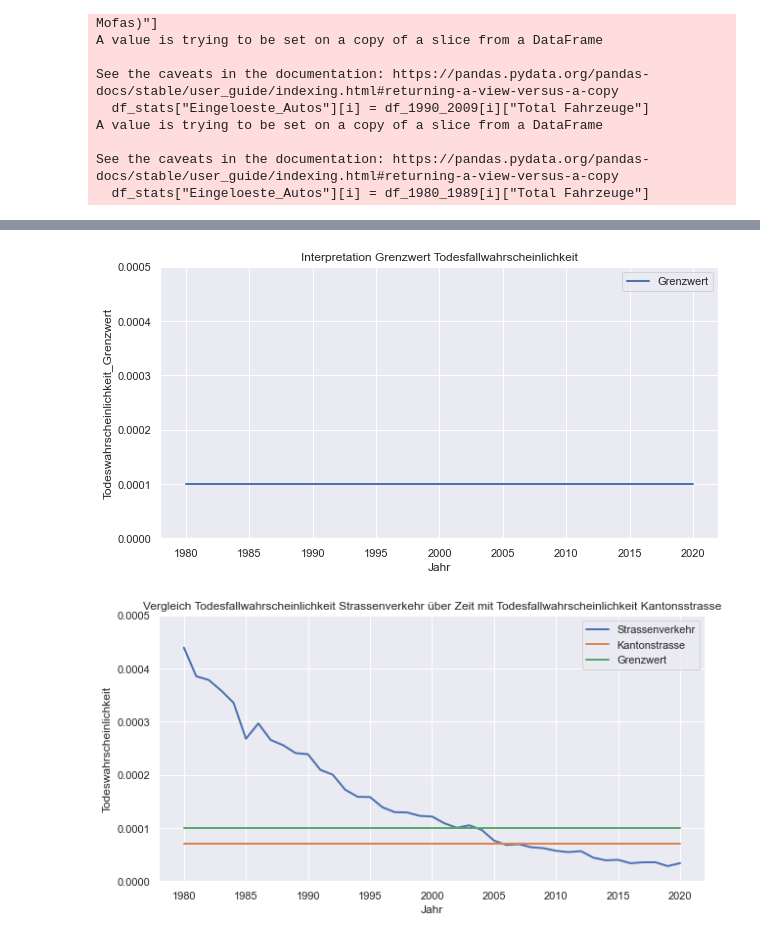
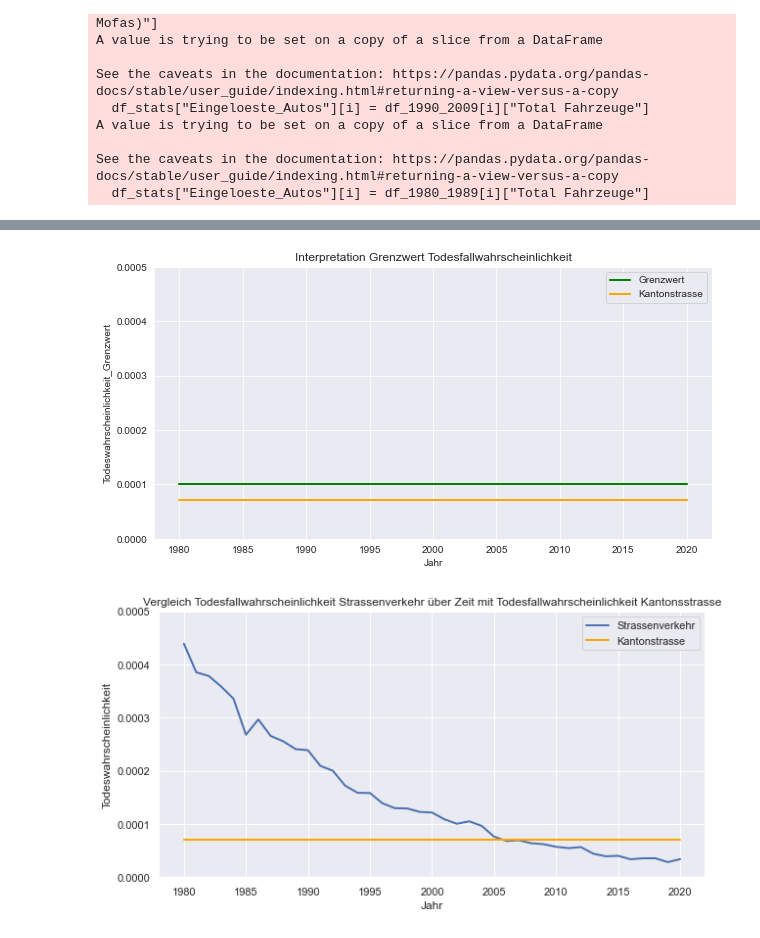
Before and after one commit to janisfroelich/daw, a Jupyter notebook: PRA/Statistik.ipynb, the cells around one changed output, grey strips where cells are left out. Cells and saved outputs as stored; diff of their text form; code cells hidden in the pictures.

Commit message:
Visualisierungen für PRA

```diff
--- a/PRA/Statistik.ipynb
+++ b/PRA/Statistik.ipynb
@@ -172,22 +172,23 @@ df_stats
 # %%
 #lineplot with seaborn library and probability of death
 plt.subplots(figsize=(10,5))
-sns.lineplot(x="Jahr", y="Todeswahrscheinlichkeit_Grenzwert", data=df_stats, label="Grenzwert", linewidth=2)
+sns.lineplot(x="Jahr", y="Todeswahrscheinlichkeit_Grenzwert", data=df_stats, label="Grenzwert", linewidth=2, color="green")
+sns.lineplot(x="Jahr", y="Todeswahrscheinlichkeit_steinschlag", data=df_stats, label="Kantonstrasse", linewidth=2, color="orange")
 plt.title("Interpretation Grenzwert Todesfallwahrscheinlichkeit", fontsize=12)
 sns.set(font_scale=1)
 plt.ylim(0, 0.0005)
 plt.show()
 # %% [output]
-[figure, old version]
+[figure, new version]
 # %%
 #lineplot with seaborn library and probability of death
 plt.subplots(figsize=(10,5))
 sns.lineplot(x="Jahr", y="Todeswahrscheinlichkeit", data=df_stats, label="Strassenverkehr", linewidth=2)
-sns.lineplot(x="Jahr", y="Todeswahrscheinlichkeit_steinschlag", data=df_stats, label="Kantonstrasse", linewidth=2)
-sns.lineplot(x="Jahr", y="Todeswahrscheinlichkeit_Grenzwert", data=df_stats, label="Grenzwert", linewidth=2)
+sns.lineplot(x="Jahr", y="Todeswahrscheinlichkeit_steinschlag", data=df_stats, label="Kantonstrasse", linewidth=2, color="orange")
+#sns.lineplot(x="Jahr", y="Todeswahrscheinlichkeit_Grenzwert", data=df_stats, label="Grenzwert", linewidth=2, color="green")
 plt.title("Vergleich Todesfallwahrscheinlichkeit Strassenverkehr über Zeit mit Todesfallwahrscheinlichkeit Kantonsstrasse", fontsize=12)
 sns.set(font_scale=1)
 plt.ylim(0, 0.0005)
 plt.show()
 # %% [output]
-[figure, old version]
+[figure, new version]
```
